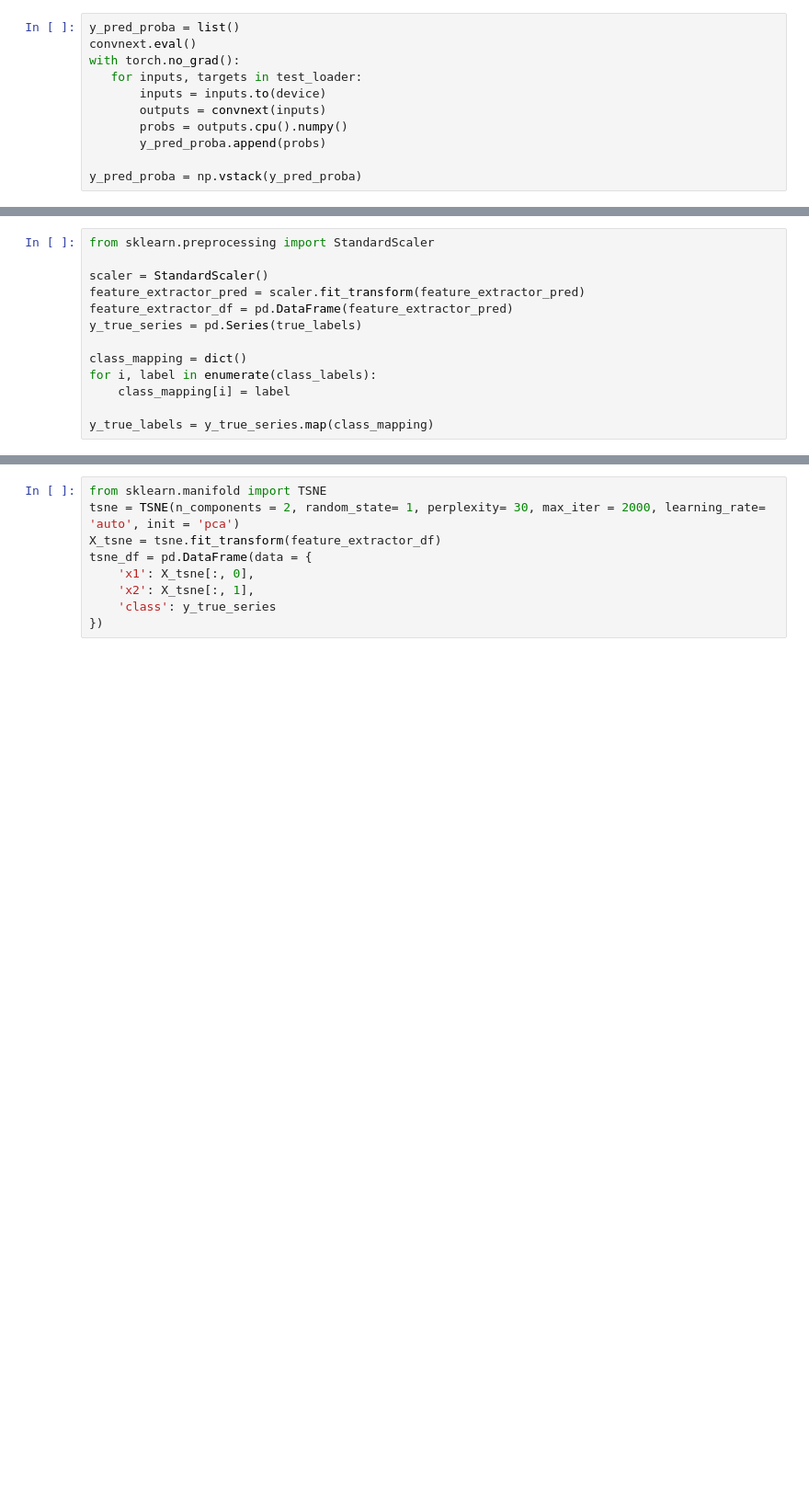
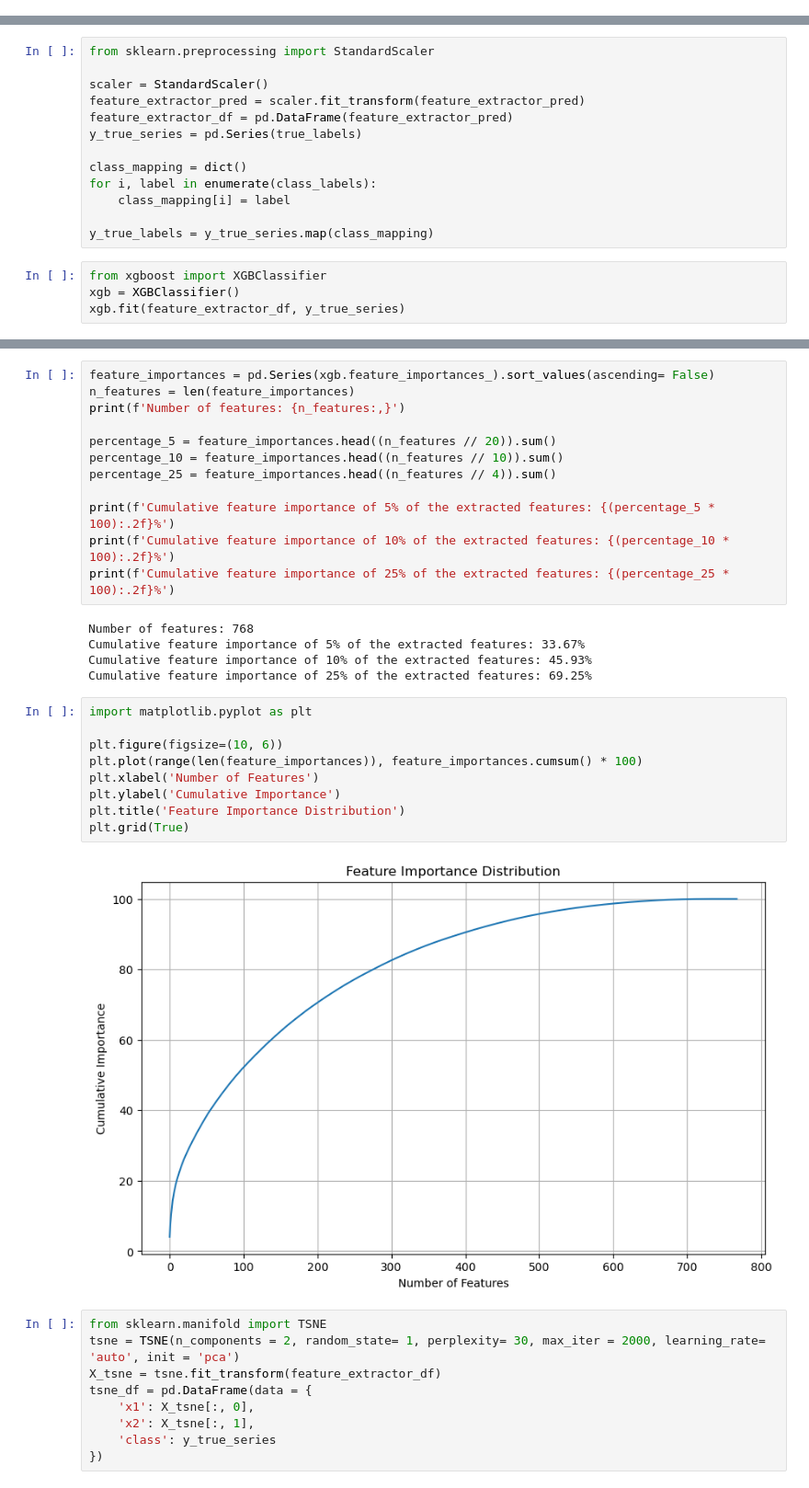
Before and after one commit to pimPijnenburg/Thesis, a Jupyter notebook: USTC_SmokeRS_dataset/code/transfer_learning/results/feature_extractors/ConvNeXt.ipynb, the cells around one changed output, grey strips where cells are left out. Shown: that part at 92% size. Drawn from its saved outputs; the diff is of its cells as text; blank space fills up the shorter version.

Commit message:
Update, added feature importance scores

```diff
--- a/USTC_SmokeRS_dataset/code/transfer_learning/results/convnext_results.ipynb
+++ b/USTC_SmokeRS_dataset/code/transfer_learning/results/feature_extractors/ConvNeXt.ipynb
@@ -155,11 +79,0 @@ plt.show()
-# %%
-y_pred_proba = list()
-convnext.eval()
-with torch.no_grad():
-   for inputs, targets in test_loader:
-       inputs = inputs.to(device)
-       outputs = convnext(inputs)
-       probs = outputs.cpu().numpy()
-       y_pred_proba.append(probs)
-
-y_pred_proba = np.vstack(y_pred_proba)
@@ -253,3 +123,7 @@ for i, label in enumerate(class_labels):
     class_mapping[i] = label
 
 y_true_labels = y_true_series.map(class_mapping)
+# %%
+from xgboost import XGBClassifier
+xgb = XGBClassifier()
+xgb.fit(feature_extractor_df, y_true_series)
@@ -256,3 +142,31 @@ y_true_labels = y_true_series.map(class_mapping)
+# %%
+feature_importances = pd.Series(xgb.feature_importances_).sort_values(ascending= False)
+n_features = len(feature_importances)
+print(f'Number of features: {n_features:,}')
+
+percentage_5 = feature_importances.head((n_features // 20)).sum()
+percentage_10 = feature_importances.head((n_features // 10)).sum()
+percentage_25 = feature_importances.head((n_features // 4)).sum()
+
+print(f'Cumulative feature importance of 5% of the extracted features: {(percentage_5 * 100):.2f}%')
+print(f'Cumulative feature importance of 10% of the extracted features: {(percentage_10 * 100):.2f}%')
+print(f'Cumulative feature importance of 25% of the extracted features: {(percentage_25 * 100):.2f}%')
+# %% [output]
+Number of features: 768
+Cumulative feature importance of 5% of the extracted features: 33.67%
+Cumulative feature importance of 10% of the extracted features: 45.93%
+Cumulative feature importance of 25% of the extracted features: 69.25%
+# %%
+import matplotlib.pyplot as plt
+
+plt.figure(figsize=(10, 6))
+plt.plot(range(len(feature_importances)), feature_importances.cumsum() * 100)
+plt.xlabel('Number of Features')
+plt.ylabel('Cumulative Importance')
+plt.title('Feature Importance Distribution')
+plt.grid(True)
+# %% [output]
+[figure, added]
 # %%
 from sklearn.manifold import TSNE
 tsne = TSNE(n_components = 2, random_state= 1, perplexity= 30, max_iter = 2000, learning_rate= 'auto', init = 'pca')
```
Also changed, not shown: parts of 12 cells of this notebook, 11 other files.
